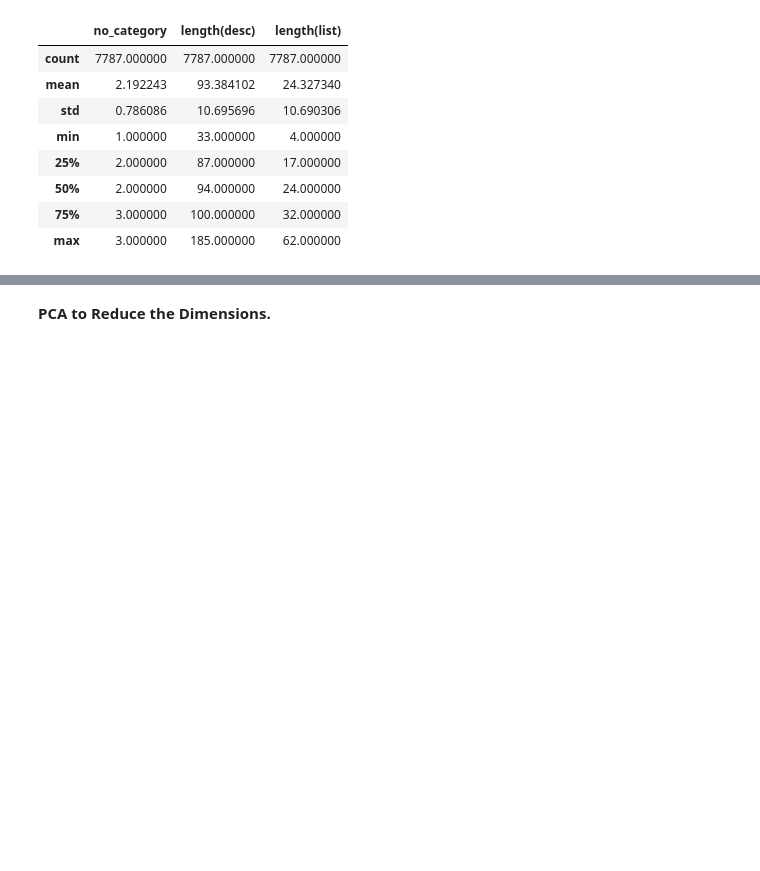
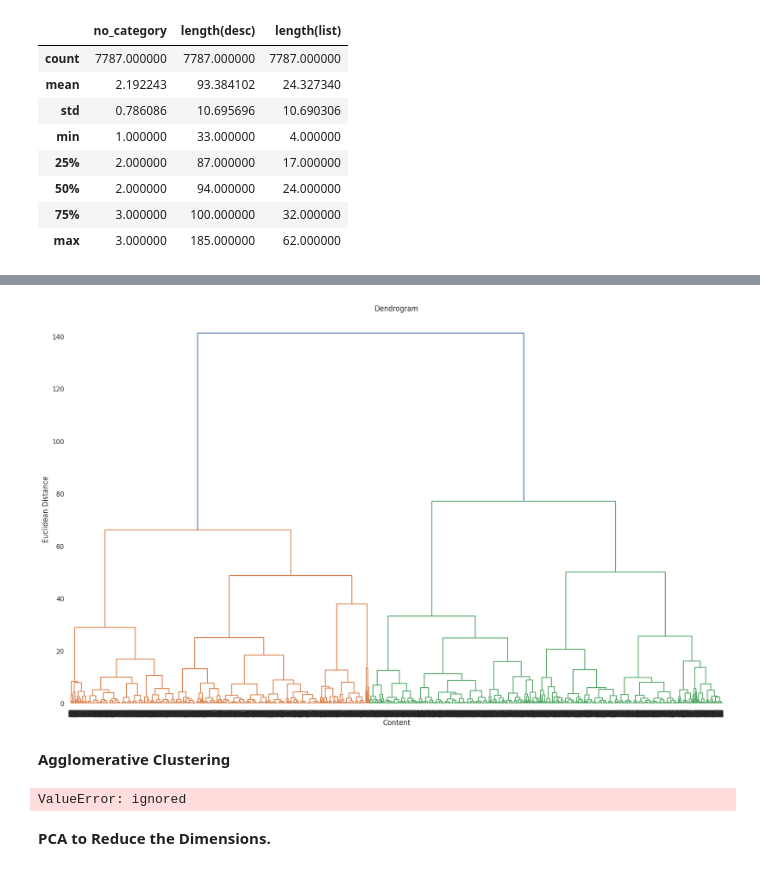
Before and after one commit to pratikjori20/Netflix-movies-TV-Shows-Clustring-ML-unsupervised, a Jupyter notebook: individual_notebook_capstone_4.ipynb, the cells around one changed output, grey strips where cells are left out. Cells and saved outputs as stored; diff of their text form; code cells hidden in the pictures; blank space fills up the shorter version.

```diff
--- a/individual_notebook_capstone_4.ipynb
+++ b/individual_notebook_capstone_4.ipynb
@@ -956,3 +1016,39 @@ TypeError: ignored
+# %%
+import scipy.cluster.hierarchy as sch
+
+hierar = sch.linkage(X, method='ward', metric='euclidean')
+# %%
+# Dendogram
+
+plt.figure(figsize=(20,12))
+dendo = sch.dendrogram(hierar)
+plt.xlabel('Content')
+plt.ylabel('Euclidean Distance')
+plt.title('Dendrogram')
+plt.show()
+# %% [output]
+[figure, added]
+# %% [markdown]
+<B> Agglomerative Clustering
+# %%
+from sklearn.cluster import AgglomerativeClustering
+cluster = []
+scores = []
+distances = []
+
+for i in np.arange(5,75,5):
+  hier = AgglomerativeClustering(n_clusters=None, distance_threshold = i, affinity ='euclidean', linkage='ward')
+  hc = hier.fit_predict(X)
+  cluster.append(hier.labels_.max()+1)
+  if(hier.labels_.max()+1 >=2):
+    scores.append(silhouette_score(X, hc))
+  else:
+    scores.append(1)
+    distances.append(i)
+
+hierarchical = pd.DataFrame({'Clusters': cluster, 'Silhouette Scores': scores, 'Distance': distances})
+# %% [output]
+ValueError: ignored
 # %% [markdown]
 <B> PCA to Reduce the Dimensions.
 # %%
```
Also changed, not shown: parts of 10 cells of this notebook.
